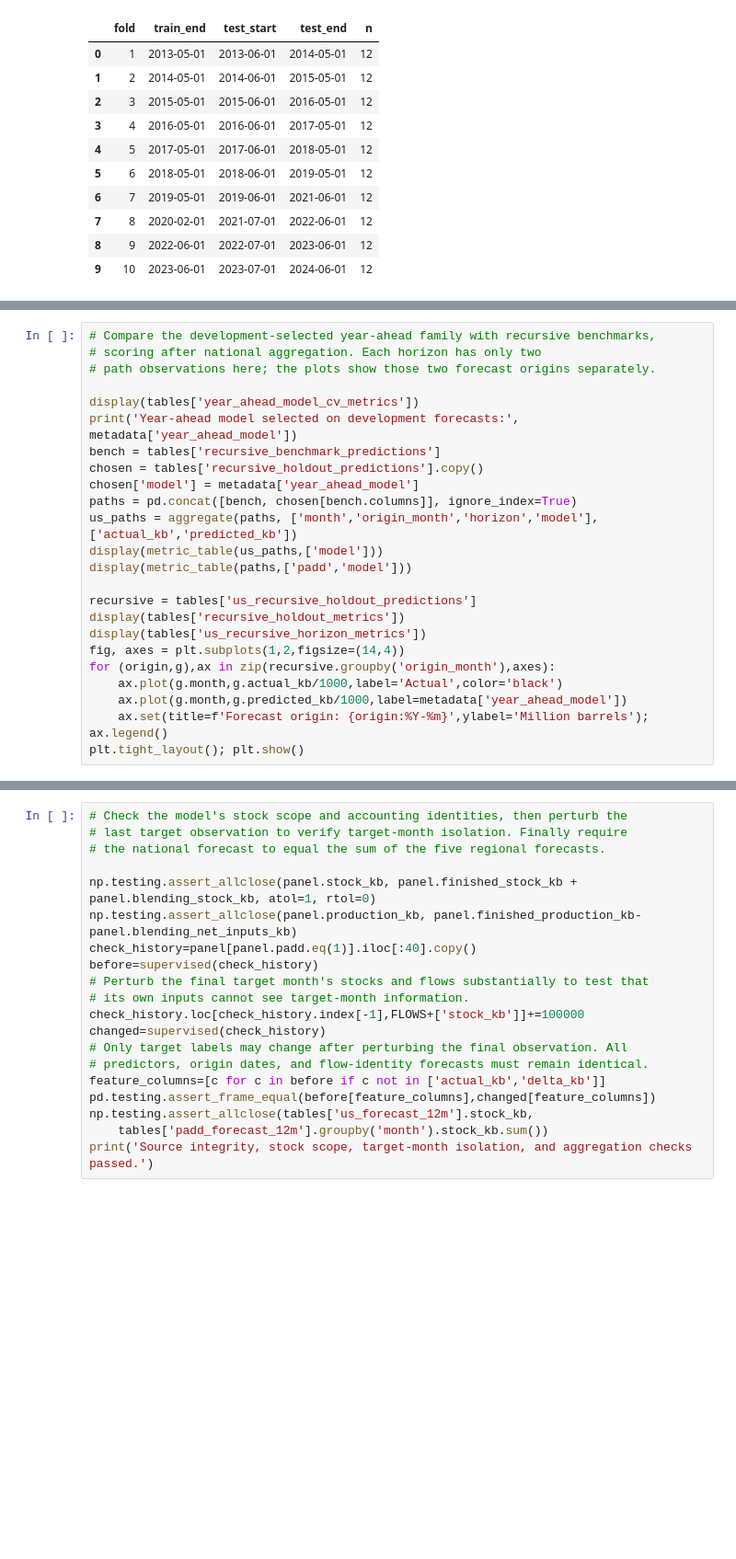
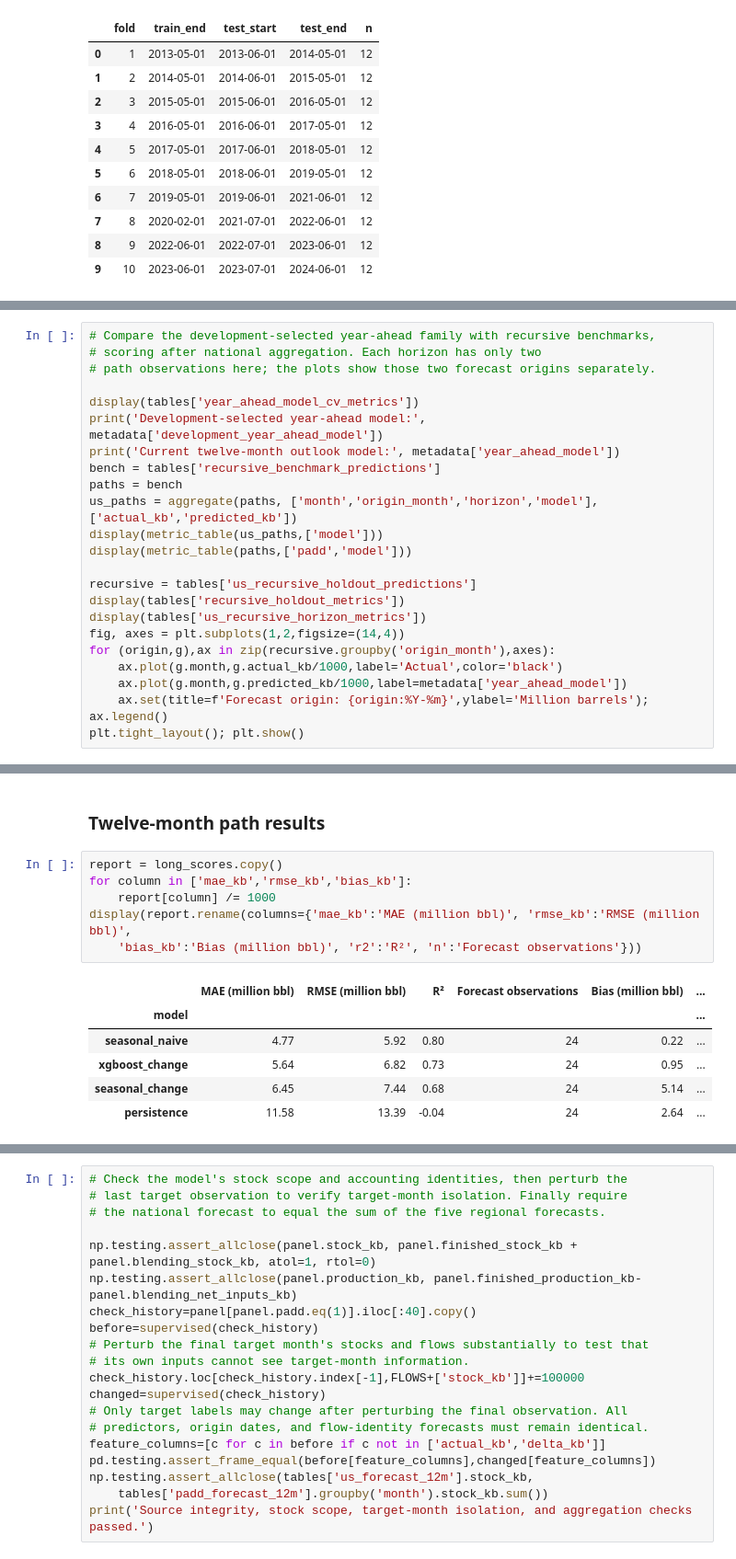
Before and after one commit to calvinchou711/US_SND_GASOLINE, a Jupyter notebook: us_snd_model_results.ipynb, the cells around one changed output, grey strips where cells are left out. Shown at 92% size. Saved outputs shown, nothing was run; the diff lists cells and outputs as text; blank space fills up the shorter version.

```diff
--- a/us_snd_model_results.ipynb
+++ b/us_snd_model_results.ipynb
@@ -1575,11 +1525,10 @@ Only **two forecast paths** support this diagnostic. There are just two U.S. err
 # path observations here; the plots show those two forecast origins separately.
 
 display(tables['year_ahead_model_cv_metrics'])
-print('Year-ahead model selected on development forecasts:', metadata['year_ahead_model'])
+print('Development-selected year-ahead model:', metadata['development_year_ahead_model'])
+print('Current twelve-month outlook model:', metadata['year_ahead_model'])
 bench = tables['recursive_benchmark_predictions']
-chosen = tables['recursive_holdout_predictions'].copy()
-chosen['model'] = metadata['year_ahead_model']
-paths = pd.concat([bench, chosen[bench.columns]], ignore_index=True)
+paths = bench
 us_paths = aggregate(paths, ['month','origin_month','horizon','model'], ['actual_kb','predicted_kb'])
 display(metric_table(us_paths,['model']))
 display(metric_table(paths,['padd','model']))
@@ -1827,0 +1706,15 @@ The selected one-month method has average signed error of **+1.30 million barrel
+# %% [markdown]
+### Twelve-month path results
+# %%
+report = long_scores.copy()
+for column in ['mae_kb','rmse_kb','bias_kb']:
+    report[column] /= 1000
+display(report.rename(columns={'mae_kb':'MAE (million bbl)', 'rmse_kb':'RMSE (million bbl)',
+    'bias_kb':'Bias (million bbl)', 'r2':'R²', 'n':'Forecast observations'}))
+# %% [output]
+|  | MAE (million bbl) | RMSE (million bbl) | R² | Forecast observations | Bias (million bbl) | ... |
+| model |  |  |  |  |  | ... |
+| seasonal_naive | 4.77 | 5.92 | 0.80 | 24 | 0.22 | ... |
+| xgboost_change | 5.64 | 6.82 | 0.73 | 24 | 0.95 | ... |
+| seasonal_change | 6.45 | 7.44 | 0.68 | 24 | 5.14 | ... |
+| persistence | 11.58 | 13.39 | -0.04 | 24 | 2.64 | ... |
```
Also changed, not shown: parts of 62 cells of this notebook, 39 other files.
